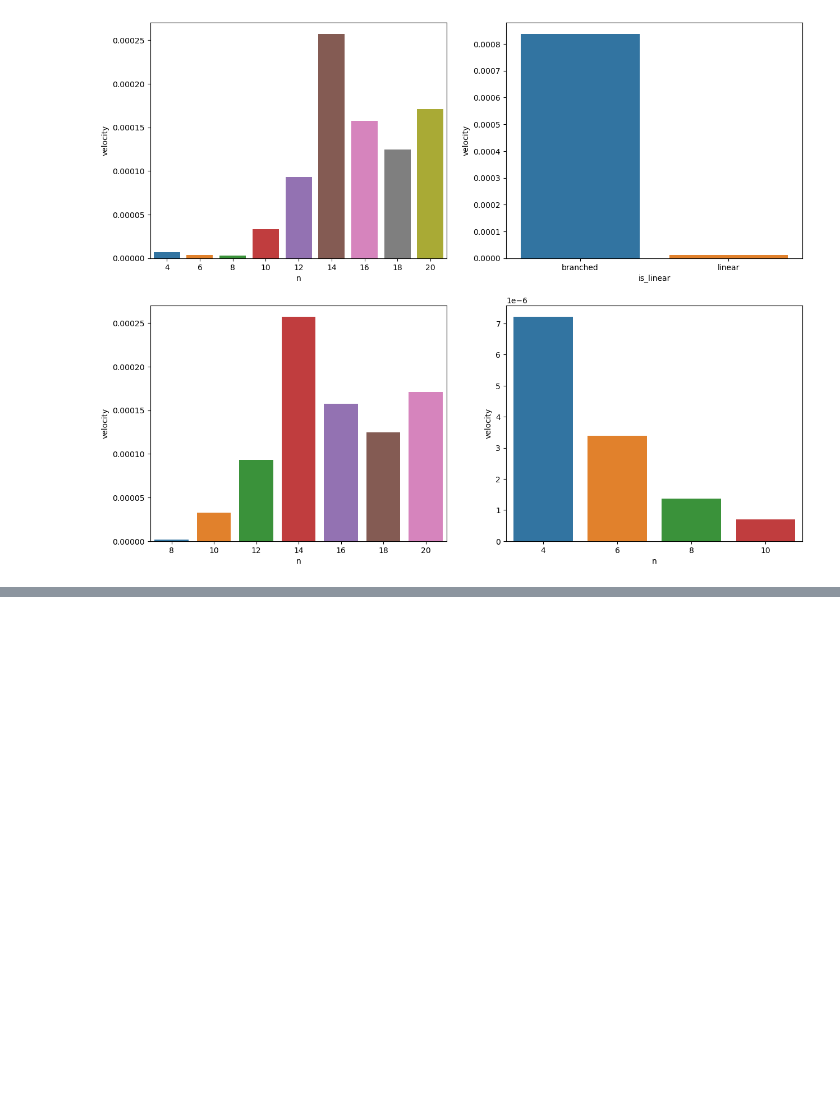
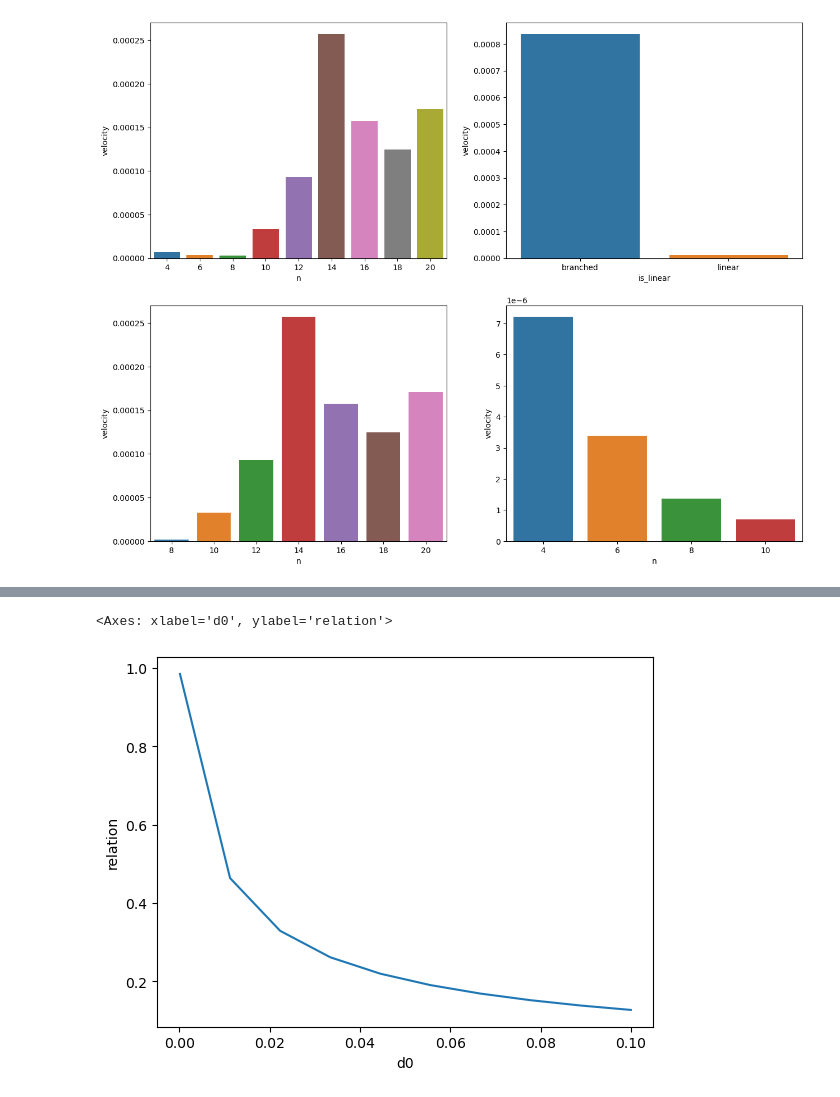
Before and after one commit to aleksandravdoshin/reactor_model, a Jupyter notebook: reactor_model.ipynb, the cells around one changed output, grey strips where cells are left out. Drawn from its saved outputs; the diff is of its cells as text; code cells hidden in the pictures; blank space fills up the shorter version.

```diff
--- a/reactor_model.ipynb
+++ b/reactor_model.ipynb
@@ -143,0 +204,16 @@ for d0 in np.linspace(1e-1, 1e-4, 10):
+# %%
+s = '''
+with t1 as (select d0, is_linear, sum(velocity) as velocity from df
+group by d0, is_linear),
+t2 as (select d0, sum(velocity) as velocity from t1
+group by d0),
+t3 as
+(select t1.d0, t1.is_linear, t1.velocity/t2.velocity as relation from t1
+left join t2 on t1.d0 = t2.d0)
+
+select * from t3 where not is_linear
+'''
+sns.lineplot(con.execute(s).df(), x='d0', y='relation')
+# %% [output]
+<Axes: xlabel='d0', ylabel='relation'>
+[figure, added]
```
Also changed, not shown: parts of 4 cells of this notebook.
